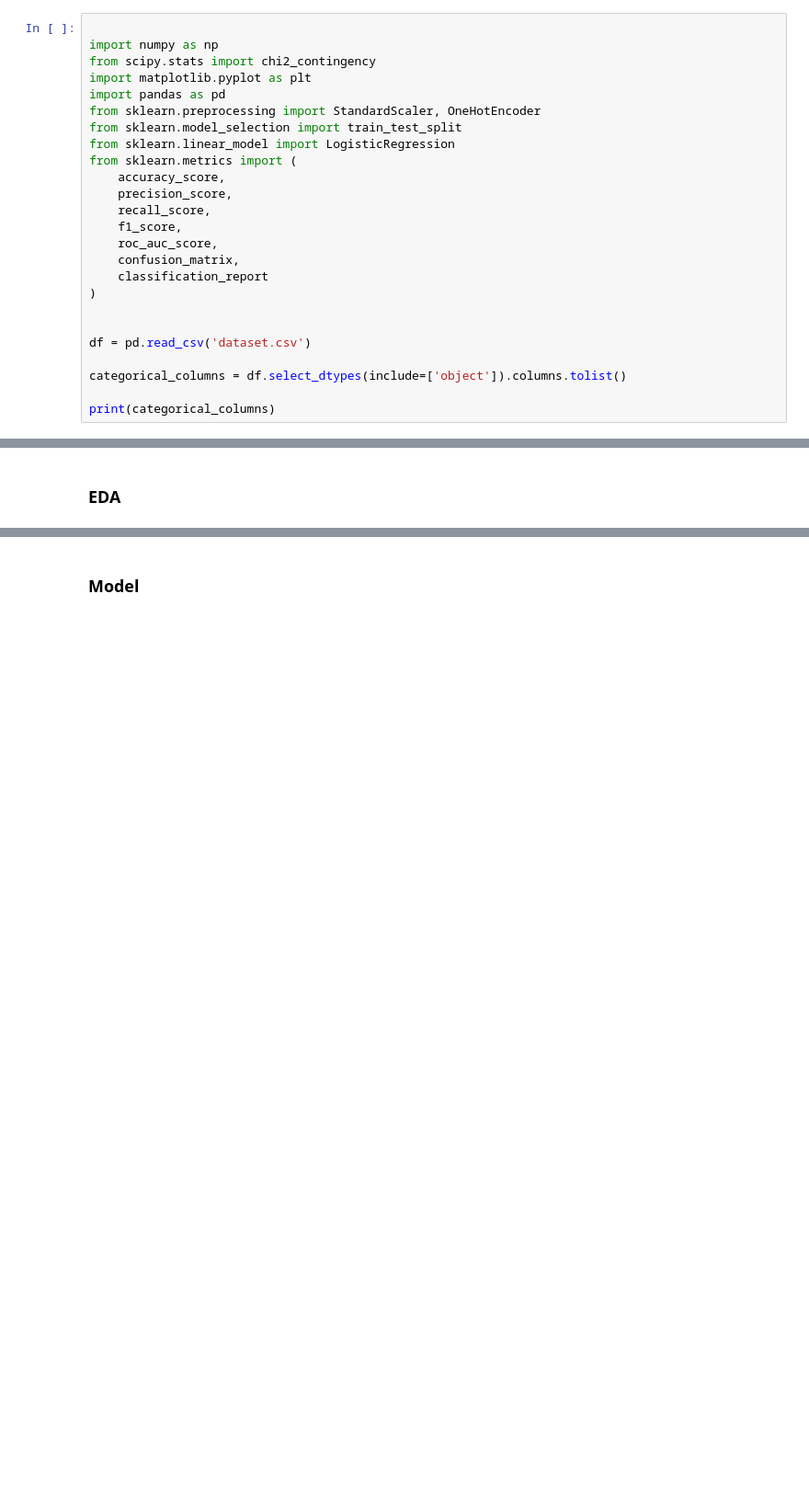
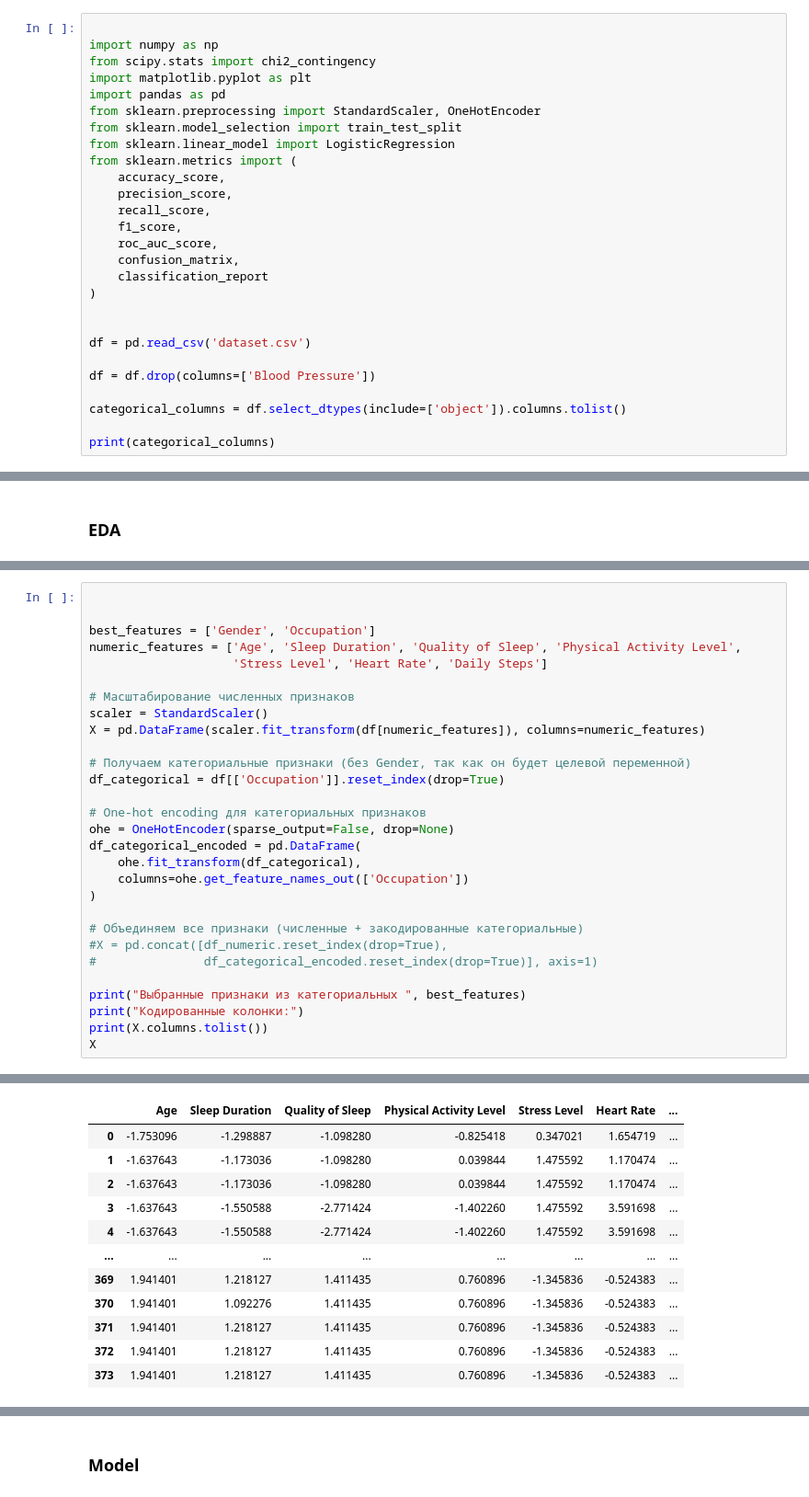
Before and after one commit to Lococo231/MO_Tasks, a Jupyter notebook: Домашнее_задание_3.ipynb, the cells around one changed output, grey strips where cells are left out. Shown: that part at 92% size. Cells and saved outputs as stored; diff of their text form; blank space fills up the shorter version.

```diff
--- a/Домашнее_задание_3.ipynb
+++ b/Домашнее_задание_3.ipynb
@@ -53,6 +53,8 @@ from sklearn.metrics import (
 
 df = pd.read_csv('dataset.csv')
 
+df = df.drop(columns=['Blood Pressure'])
+
 categorical_columns = df.select_dtypes(include=['object']).columns.tolist()
 
 print(categorical_columns)
@@ -178,0 +133,30 @@ print(X.head())
+# %%
+
+
+best_features = ['Gender', 'Occupation']
+numeric_features = ['Age', 'Sleep Duration', 'Quality of Sleep', 'Physical Activity Level',
+                    'Stress Level', 'Heart Rate', 'Daily Steps']
+
+# Масштабирование численных признаков
+scaler = StandardScaler()
+X = pd.DataFrame(scaler.fit_transform(df[numeric_features]), columns=numeric_features)
+
+# Получаем категориальные признаки (без Gender, так как он будет целевой переменной)
+df_categorical = df[['Occupation']].reset_index(drop=True)
+
+# One-hot encoding для категориальных признаков
+ohe = OneHotEncoder(sparse_output=False, drop=None)
+df_categorical_encoded = pd.DataFrame(
+    ohe.fit_transform(df_categorical),
+    columns=ohe.get_feature_names_out(['Occupation'])
+)
+
+# Объединяем все признаки (численные + закодированные категориальные)
+#X = pd.concat([df_numeric.reset_index(drop=True),
+#               df_categorical_encoded.reset_index(drop=True)], axis=1)
+
+print("Выбранные признаки из категориальных ", best_features)
+print("Кодированные колонки:")
+print(X.columns.tolist())
+X
+# %% [output]
@@ -178,0 +166,12 @@ print(X.head())
+|  | Age | Sleep Duration | Quality of Sleep | Physical Activity Level | Stress Level | Heart Rate | ... |
+| 0 | -1.753096 | -1.298887 | -1.098280 | -0.825418 | 0.347021 | 1.654719 | ... |
+| 1 | -1.637643 | -1.173036 | -1.098280 | 0.039844 | 1.475592 | 1.170474 | ... |
+| 2 | -1.637643 | -1.173036 | -1.098280 | 0.039844 | 1.475592 | 1.170474 | ... |
+| 3 | -1.637643 | -1.550588 | -2.771424 | -1.402260 | 1.475592 | 3.591698 | ... |
+| 4 | -1.637643 | -1.550588 | -2.771424 | -1.402260 | 1.475592 | 3.591698 | ... |
+| ... | ... | ... | ... | ... | ... | ... | ... |
+| 369 | 1.941401 | 1.218127 | 1.411435 | 0.760896 | -1.345836 | -0.524383 | ... |
+| 370 | 1.941401 | 1.092276 | 1.411435 | 0.760896 | -1.345836 | -0.524383 | ... |
+| 371 | 1.941401 | 1.218127 | 1.411435 | 0.760896 | -1.345836 | -0.524383 | ... |
+| 372 | 1.941401 | 1.218127 | 1.411435 | 0.760896 | -1.345836 | -0.524383 | ... |
+| 373 | 1.941401 | 1.218127 | 1.411435 | 0.760896 | -1.345836 | -0.524383 | ... |
```
Also changed, not shown: parts of 9 cells of this notebook.
